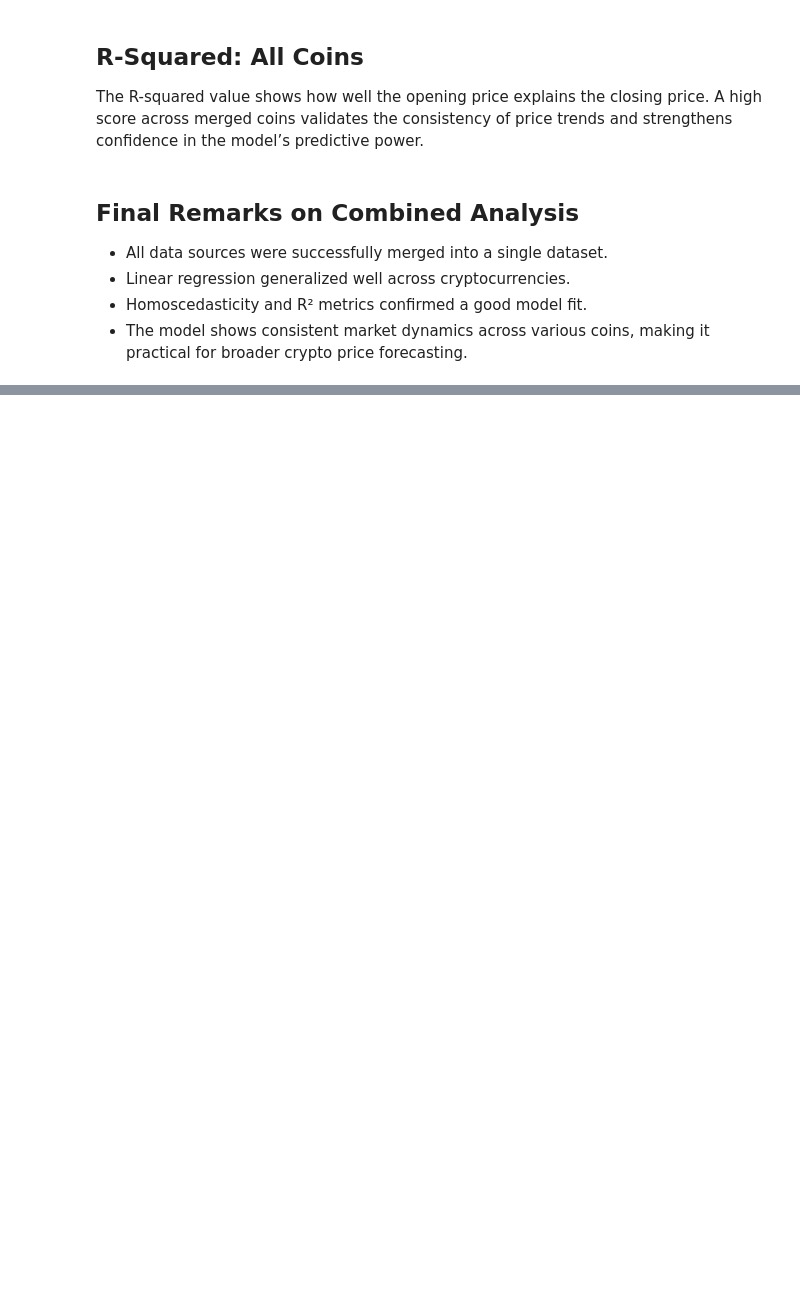
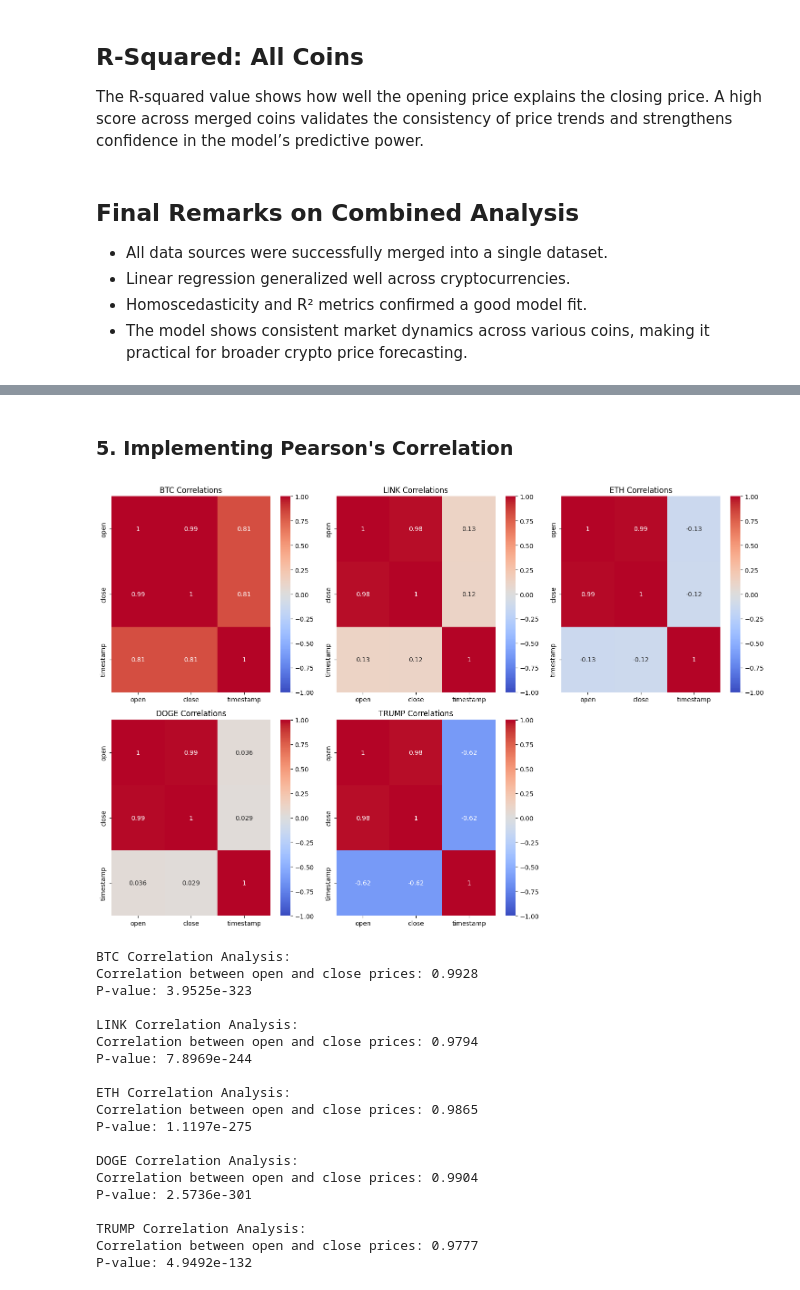
Before and after one commit to Eris-Leksi/-TRUMP-sentiment-analysis, a Jupyter notebook: script.ipynb, the cells around one changed output, grey strips where cells are left out. Cells and saved outputs as stored; diff of their text form; code cells hidden in the pictures; blank space fills up the shorter version.

```diff
--- a/script.ipynb
+++ b/script.ipynb
@@ -1054,0 +1119,21 @@ The R-squared value shows how well the opening price explains the closing price.
+# %%
+def clean_df(df, coin_label):
+    df = df[['timestamp', 'open', 'close']].dropna()
+    df.columns = ['timestamp', 'open', 'close']
+    df['coin'] = coin_label
+    return df
+
+btc_clean = clean_df(data_btc.copy(), 'BTC')
+link_clean = clean_df(data_link.copy(), 'LINK')
+trump_clean = clean_df(data.copy(), 'TRUMP')
+doge_clean = clean_df(data_doge.copy(), 'DOGE')
+eth_clean = clean_df(data_eth.copy(), 'ETH')
+
+#Concatenate all
+merged_df = pd.concat([btc_clean, link_clean, trump_clean, doge_clean, eth_clean], ignore_index=True)
+
+merged_df['timestamp'] = pd.to_datetime(merged_df['timestamp'])
+merged_df.sort_values(by='timestamp', inplace=True)
+merged_df.reset_index(drop=True, inplace=True)
+
+merged_df.head()
@@ -1054,0 +1215,46 @@ The R-squared value shows how well the opening price explains the closing price.
+# %% [markdown]
+### 5. Implementing Pearson's Correlation
+# %%
+# Create correlation matrix for numeric columns
+numeric_cols = ['open', 'close', 'timestamp']
+corr_matrix = merged_df.groupby('coin')[numeric_cols].corr()
+
+# Plot correlation heatmaps for each coin
+plt.figure(figsize=(15, 10))
+for i, coin in enumerate(merged_df['coin'].unique(), 1):
+    plt.subplot(2, 3, i)
+    coin_corr = merged_df[merged_df['coin'] == coin][numeric_cols].corr()
+    sns.heatmap(coin_corr, annot=True, cmap='coolwarm', vmin=-1, vmax=1)
+    plt.title(f'{coin} Correlations')
+
+plt.tight_layout()
+plt.show()
+
+# Calculate Pearson correlation between open and close prices for each coin
+for coin in merged_df['coin'].unique():
+    coin_data = merged_df[merged_df['coin'] == coin]
+    corr, p_value = pearsonr(coin_data['open'], coin_data['close'])
+    print(f"\n{coin} Correlation Analysis:")
+    print(f"Correlation between open and close prices: {corr:.4f}")
+    print(f"P-value: {p_value:.4e}")
+# %% [output]
+[figure, added]
+BTC Correlation Analysis:
+Correlation between open and close prices: 0.9928
+P-value: 3.9525e-323
+
+LINK Correlation Analysis:
+Correlation between open and close prices: 0.9794
+P-value: 7.8969e-244
+
+ETH Correlation Analysis:
+Correlation between open and close prices: 0.9865
+P-value: 1.1197e-275
+
+DOGE Correlation Analysis:
+Correlation between open and close prices: 0.9904
+P-value: 2.5736e-301
+
+TRUMP Correlation Analysis:
+Correlation between open and close prices: 0.9777
+P-value: 4.9492e-132
```
Also changed, not shown: parts of 46 cells of this notebook.
